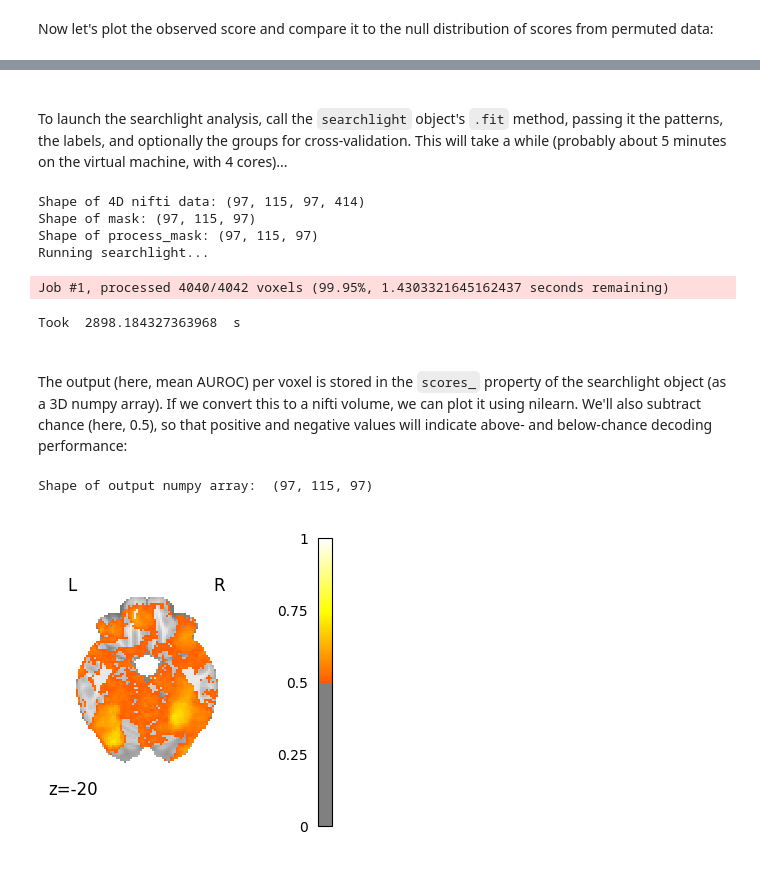
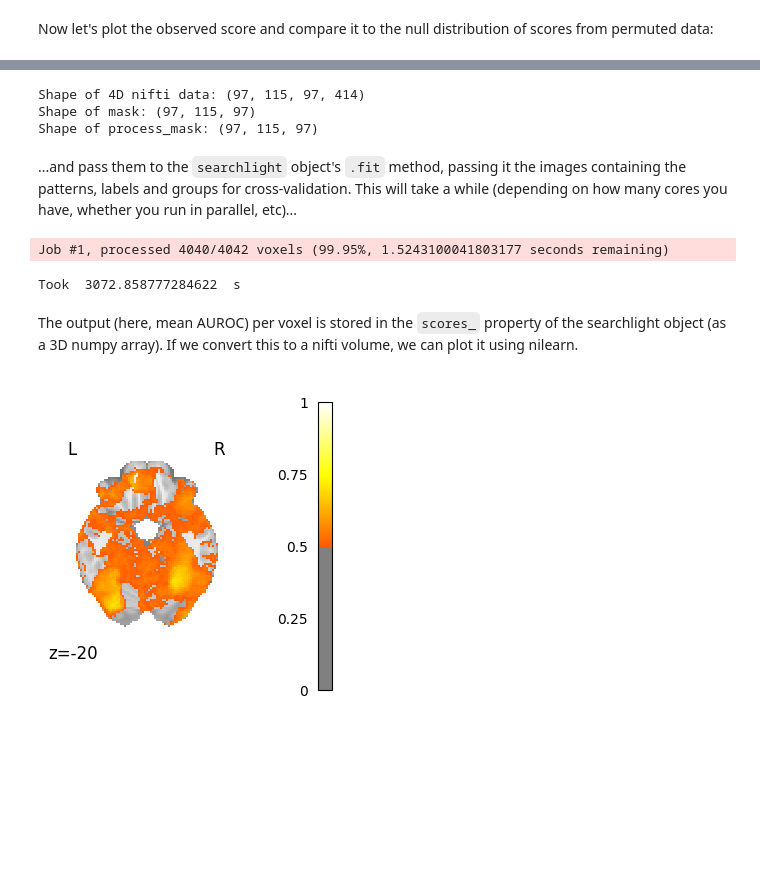
Before and after one commit to mabdelhack/ISN2025, a Jupyter notebook: Notebooks/nb08_MVPA_data.ipynb, the cells around one changed output, grey strips where cells are left out. Saved outputs shown, nothing was run; the diff lists cells and outputs as text; code cells hidden in the pictures; blank space fills up the shorter version.

```diff
--- a/Notebooks/nb08_MVPA_data.ipynb
+++ b/Notebooks/nb08_MVPA_data.ipynb
@@ -511,17 +429,12 @@ display = nl.plotting.plot_roi(nl.image.math_img('a+2*b', a=process_mask_img, b=
 Now we can create the `searchlight` object. We will also specify some other optional inputs, explained in the code below:
 # %%
-#pipe = skl.pipeline.make_pipeline(LDA) # we won't do PCA, because this would fail for some searchlights (think about why)
-
-sl = nl.decoding.SearchLight(
-#    mask_img = downsampled_brain_mask,       # only include these voxels within searchlights
-#    process_mask_img = downsampled_gm_mask,  # only centre searchlights on these voxels
-    mask_img = brain_mask,       # only include these voxels within searchlights
-    process_mask_img = process_mask_img,  # only centre searchlights on these voxels
-    radius = 12,                  # in mm
-    estimator = pipe,            # a classifier or pipeline object
-#    n_jobs = -1,                 # how many CPUs to use (-1 means the maximum available)
-    n_jobs = 1,                 # how many CPUs to use (-1 means the maximum available)
-    scoring = 'roc_auc',         # choice of scoring metric
-    cv = logo,                   # cross-validation object
-    verbose = True              # this is slow, so if running locally (1 job) set it to true to know how far it's got; when running in parallel it produces too much output, so set to false
+sl = nilearn.decoding.SearchLight(
+    mask_img = voxel_gm_mask,         # (only GM voxels)
+    process_mask_img = process_mask,  # (only one slice)
+    radius = 12,                      # in mm
+    estimator = pipe,                 # a classifier or pipeline object
+    n_jobs = 1,                       # how many CPUs to use (-1 means the maximum available)
+    scoring = 'roc_auc',              # choice of scoring metric
+    cv = logo,                        # cross-validation object
+    verbose = True                    # this is slow, so if running locally (1 job) set it to true to know how far it's got; when running in parallel it produces too much output, so set to false
 )
@@ -528,29 +445,24 @@ sl = nl.decoding.SearchLight(
+# %%
+# Gather data
+all_data = nilearn.image.concat_imgs(betas_per_run_files)
+print('Shape of 4D nifti data:', all_data.shape)
+print('Shape of mask:', sl.mask_img.shape)
+print('Shape of process_mask:', sl.process_mask_img.shape)
+# %% [output]
+Shape of 4D nifti data: (97, 115, 97, 414)
+Shape of mask: (97, 115, 97)
+Shape of process_mask: (97, 115, 97)
 # %% [markdown]
-\
-To launch the searchlight analysis, call the `searchlight` object's `.fit` method, passing it the patterns, the labels, and optionally the groups for cross-validation.
-This will take a while (probably about 5 minutes on the virtual machine, with 4 cores)...
+...and pass them to the `searchlight` object's `.fit` method, passing it the images containing the patterns, labels and groups for cross-validation. This will take a while (depending on how many cores you have, whether you run in parallel, etc)...
 # %%
-import warnings
+import warnings # just to stop warnings near edge of image
 warnings.filterwarnings("ignore")
-
-#%%capture result
-#from IPython.utils import io
-
-all_data = nl.image.concat_imgs(brain_data_per_run); # concatenate 4D nifti files from each run (along the 4th dimension)
-
-print('Shape of 4D nifti data:', all_data.shape)
-print('Shape of mask:', sl.mask_img.shape)
-print('Shape of process_mask:', sl.process_mask_img.shape)
 
 print('Running searchlight...')
 tic = time.time()
 #with io.capture_output() as result:
-sl.fit(all_data, all_labels, groups=run_indices);
+sl.fit(all_data, all_labels, groups = run_indices)
 print('Took ', time.time()-tic,' s')
 # %% [output]
-Shape of 4D nifti data: (97, 115, 97, 414)
-Shape of mask: (97, 115, 97)
-Shape of process_mask: (97, 115, 97)
-Running searchlight...
+Job #1, processed 4040/4042 voxels (99.95%, 1.5243100041803177 seconds remaining)
-Job #1, processed 4040/4042 voxels (99.95%, 1.4303321645162437 seconds remaining)
+Took  3072.858777284622  s
-Took  2898.184327363968  s
@@ -560,19 +469,14 @@ Took  2898.184327363968  s
 # %% [markdown]
-\
-The output (here, mean AUROC) per voxel is stored in the  `scores_` property of the searchlight object (as a 3D numpy array). If we convert this to a nifti volume, we can plot it using nilearn. We'll also subtract chance (here, 0.5), so that positive and negative values will indicate above- and below-chance decoding performance:
+The output (here, mean AUROC) per voxel is stored in the  `scores_` property of the searchlight object (as a 3D numpy array). If we convert this to a nifti volume, we can plot it using nilearn.
 # %%
-print('Shape of output numpy array: ', sl.scores_.shape)
-scores = sl.scores_ # - 0.5 # subtract chance
-score_img = nl.image.new_img_like(brain_mask, scores); # save in samme format as the brain_mask
-score_img = nl.image.math_img('score_img * processing_mask', score_img=score_img, processing_mask=sl.process_mask_img);
+scores = sl.scores_ # - 0.5 # if want to subtract chance
+score_img = nilearn.image.new_img_like(voxel_gm_mask, scores) # save in samme format as the brain_mask
+score_img = nilearn.image.math_img('score_img * process_mask', score_img = score_img, process_mask = sl.process_mask_img)
 
-from nibabel.affines import apply_affine
 mni_coords = apply_affine(affine, [0, 0, picked_slice])
-zval = np.array([round(mni_coords[2])])
+zval = numpy.array([round(mni_coords[2])])
 
 # set voxels outside the processing mask to zero
-plt = nl.plotting.plot_stat_map(score_img, threshold=0.5, vmax=1, cmap='hot', cut_coords=zval, display_mode="z") #cut_coords=(-18, -31, -16));cmap='bwr',
-#plt = nl.plotting.plot_img(score_img, bg_img=gm_mask, threshold=0.5, cmap='hot', vmax=1, cut_coords=zval, display_mode="z") #cut_coords=(-18, -31, -16));cmap='bwr',
+plt = nilearn.plotting.plot_stat_map(score_img, threshold=0.5, vmax=1, cmap='hot', cut_coords=zval, display_mode="z") #cut_coords=(-18, -31, -16));cmap='bwr',
 # %% [output]
-Shape of output numpy array:  (97, 115, 97)
-[figure, old version]
+[figure, new version]
```
Also changed, not shown: parts of 84 cells of this notebook, 3 other files.
